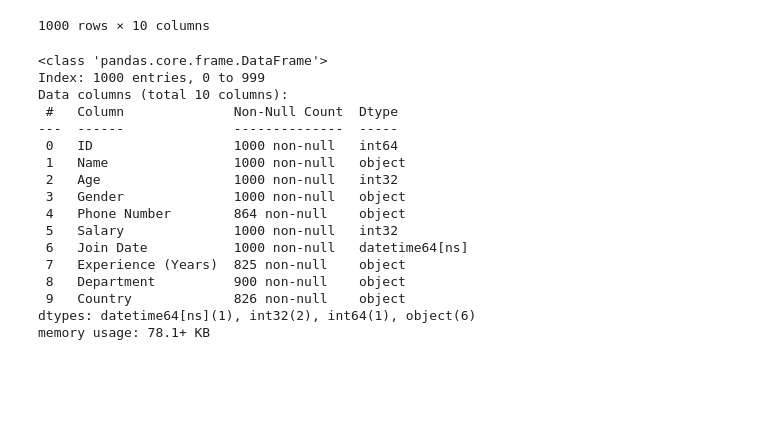
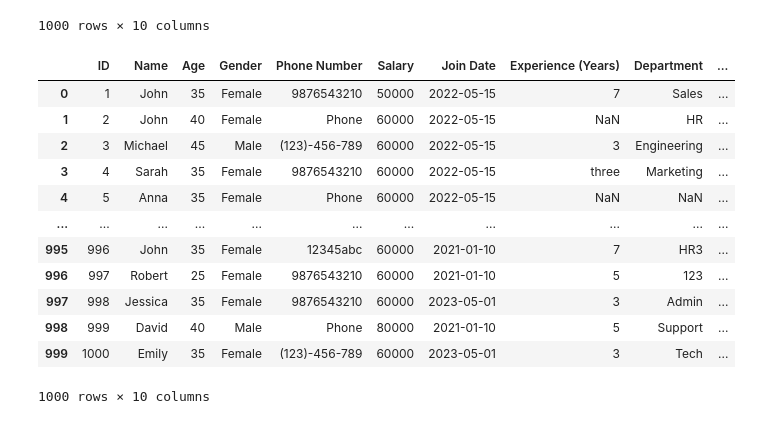
Before and after one commit to selvasekar532/Data_cleaning_using_python_pandas, a Jupyter notebook: Employee_data_cleaning.ipynb, the cells around one changed output. Cells and saved outputs as stored; diff of their text form; code cells hidden in the pictures; blank space fills up the shorter version.

Commit message:
Add files via upload
This commit contains data cleaning process upto 'Country' column! but not 'Phone number' column.

```diff
--- a/Employee_data_cleaning.ipynb
+++ b/Employee_data_cleaning.ipynb
@@ -609,2 +617,18 @@ df
 # %%
 df['Join Date'] = df['Join Date'].fillna(method = 'bfill')
+# %%
+df
+# %% [output]
+|  | ID | Name | Age | Gender | Phone Number | Salary | Join Date | Experience (Years) | Department | ... |
+| 0 | 1 | John | 35 | Female | 9876543210 | 50000 | 2022-05-15 | 7 | Sales | ... |
+| 1 | 2 | John | 40 | Female | Phone | 60000 | 2022-05-15 | NaN | HR | ... |
+| 2 | 3 | Michael | 45 | Male | (123)-456-789 | 60000 | 2022-05-15 | 3 | Engineering | ... |
+| 3 | 4 | Sarah | 35 | Female | 9876543210 | 60000 | 2022-05-15 | three | Marketing | ... |
+| 4 | 5 | Anna | 35 | Female | Phone | 60000 | 2022-05-15 | NaN | NaN | ... |
+| ... | ... | ... | ... | ... | ... | ... | ... | ... | ... | ... |
+| 995 | 996 | John | 35 | Female | 12345abc | 60000 | 2021-01-10 | 7 | HR3 | ... |
+| 996 | 997 | Robert | 25 | Female | 9876543210 | 60000 | 2021-01-10 | 5 | 123 | ... |
+| 997 | 998 | Jessica | 35 | Female | 9876543210 | 60000 | 2023-05-01 | 3 | Admin | ... |
+| 998 | 999 | David | 40 | Male | Phone | 80000 | 2021-01-10 | 5 | Support | ... |
+| 999 | 1000 | Emily | 35 | Female | (123)-456-789 | 60000 | 2023-05-01 | 3 | Tech | ... |
+1000 rows × 10 columns
@@ -611,20 +637,13 @@ df['Join Date'] = df['Join Date'].fillna(method = 'bfill')
 # %%
-df.info()
+exp = {
+    'One' : 1,
+    'Two' : 2,
+    'three' : 3,
+    'Four' : 4,
+    'five' : 5,
+    'Six' : 6,
+    'Seven' : 7,
+    'Eight' : 8,
+    'Nine' : 9,
+    'Ten' : 10
+}
-# %% [output]
-<class 'pandas.core.frame.DataFrame'>
-Index: 1000 entries, 0 to 999
-Data columns (total 10 columns):
- #   Column              Non-Null Count  Dtype
----  ------              --------------  -----
- 0   ID                  1000 non-null   int64
- 1   Name                1000 non-null   object
- 2   Age                 1000 non-null   int32
- 3   Gender              1000 non-null   object
- 4   Phone Number        864 non-null    object
- 5   Salary              1000 non-null   int32
- 6   Join Date           1000 non-null   datetime64[ns]
- 7   Experience (Years)  825 non-null    object
- 8   Department          900 non-null    object
- 9   Country             826 non-null    object
-dtypes: datetime64[ns](1), int32(2), int64(1), object(6)
-memory usage: 78.1+ KB
```
Also changed, not shown: parts of 39 cells of this notebook.
